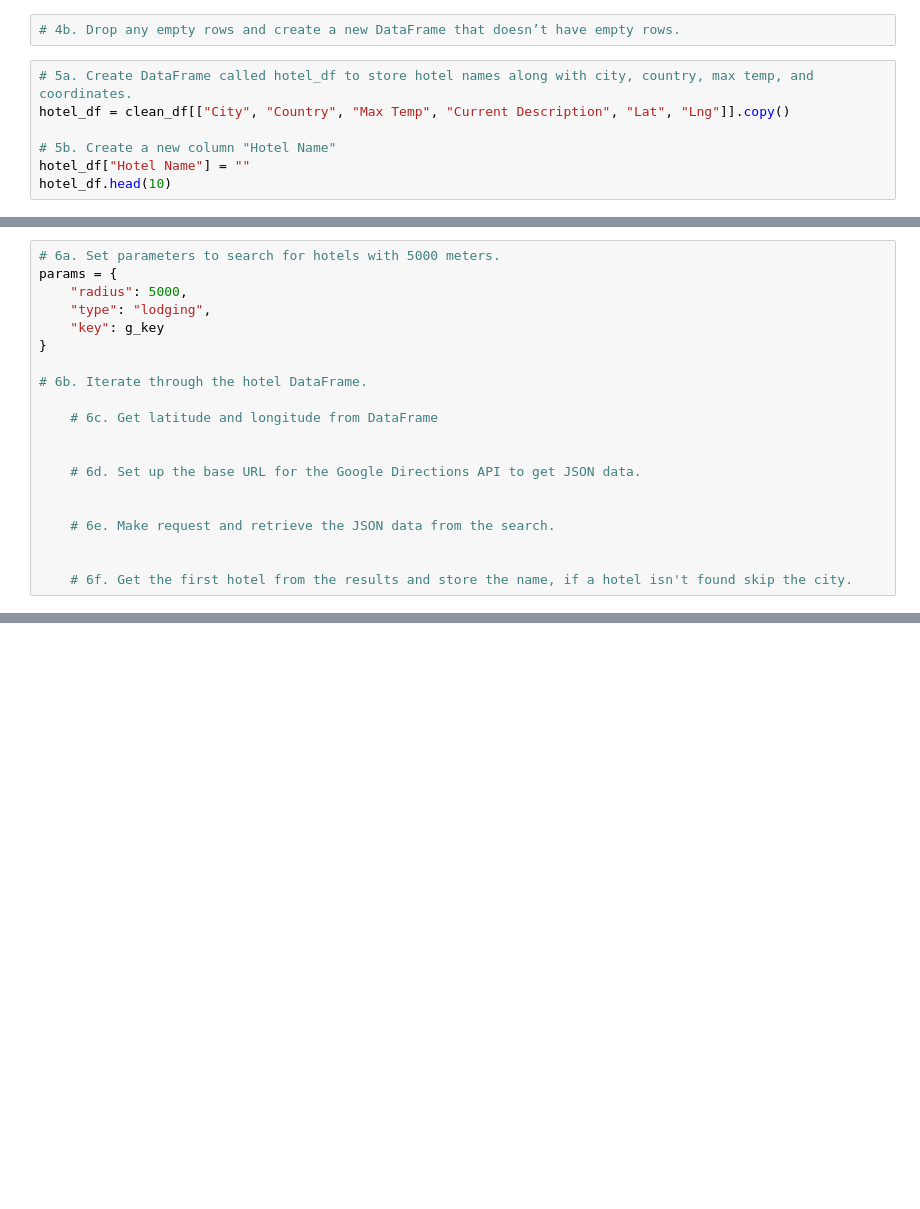
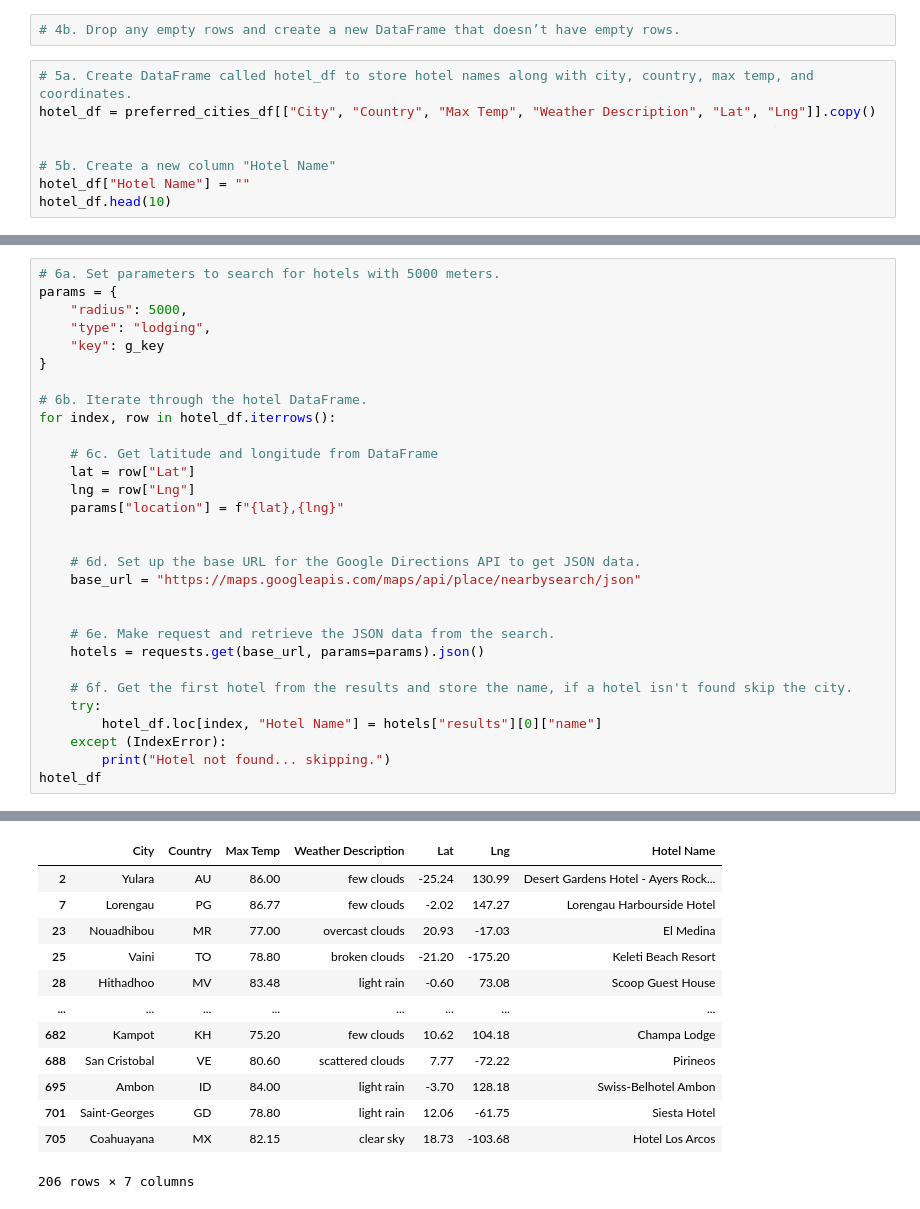
Before and after one commit to daniduce/World_Weather_Analysis, a Jupyter notebook: Vacation_search/Vacation_Search.ipynb, the cells around one changed output, grey strips where cells are left out. Saved outputs shown, nothing was run; the diff lists cells and outputs as text; blank space fills up the shorter version.

```diff
--- a/Vacation_search/Vacation_Search.ipynb
+++ b/Vacation_search/Vacation_Search.ipynb
@@ -32,7 +65,8 @@ city_data_df.head()
 # 4b. Drop any empty rows and create a new DataFrame that doesn’t have empty rows.
 # %%
 # 5a. Create DataFrame called hotel_df to store hotel names along with city, country, max temp, and coordinates.
-hotel_df = clean_df[["City", "Country", "Max Temp", "Current Description", "Lat", "Lng"]].copy()
+hotel_df = preferred_cities_df[["City", "Country", "Max Temp", "Weather Description", "Lat", "Lng"]].copy()
+
 
 # 5b. Create a new column "Hotel Name"
 hotel_df["Hotel Name"] = ""
@@ -46,14 +92,25 @@ params = {
 }
 
 # 6b. Iterate through the hotel DataFrame.
+for index, row in hotel_df.iterrows():
 
     # 6c. Get latitude and longitude from DataFrame
+    lat = row["Lat"]
+    lng = row["Lng"]
+    params["location"] = f"{lat},{lng}"
 
 
     # 6d. Set up the base URL for the Google Directions API to get JSON data.
+    base_url = "https://maps.googleapis.com/maps/api/place/nearbysearch/json"
 
 
     # 6e. Make request and retrieve the JSON data from the search.
-
+    hotels = requests.get(base_url, params=params).json()
 
     # 6f. Get the first hotel from the results and store the name, if a hotel isn't found skip the city.
+    try:
+        hotel_df.loc[index, "Hotel Name"] = hotels["results"][0]["name"]
+    except (IndexError):
+        print("Hotel not found... skipping.")
+hotel_df
+# %% [output]
@@ -60,2 +136,15 @@ params = {
+|  | City | Country | Max Temp | Weather Description | Lat | Lng | Hotel Name |
+| 2 | Yulara | AU | 86.00 | few clouds | -25.24 | 130.99 | Desert Gardens Hotel - Ayers Rock... |
+| 7 | Lorengau | PG | 86.77 | few clouds | -2.02 | 147.27 | Lorengau Harbourside Hotel |
+| 23 | Nouadhibou | MR | 77.00 | overcast clouds | 20.93 | -17.03 | El Medina |
+| 25 | Vaini | TO | 78.80 | broken clouds | -21.20 | -175.20 | Keleti Beach Resort |
+| 28 | Hithadhoo | MV | 83.48 | light rain | -0.60 | 73.08 | Scoop Guest House |
+| ... | ... | ... | ... | ... | ... | ... | ... |
+| 682 | Kampot | KH | 75.20 | few clouds | 10.62 | 104.18 | Champa Lodge |
+| 688 | San Cristobal | VE | 80.60 | scattered clouds | 7.77 | -72.22 | Pirineos |
+| 695 | Ambon | ID | 84.00 | light rain | -3.70 | 128.18 | Swiss-Belhotel Ambon |
+| 701 | Saint-Georges | GD | 78.80 | light rain | 12.06 | -61.75 | Siesta Hotel |
+| 705 | Coahuayana | MX | 82.15 | clear sky | 18.73 | -103.68 | Hotel Los Arcos |
+206 rows × 7 columns
 # %%
 # 7. Drop the rows where there is no Hotel Name.
```
Also changed, not shown: parts of 11 cells of this notebook, 9 other files.
